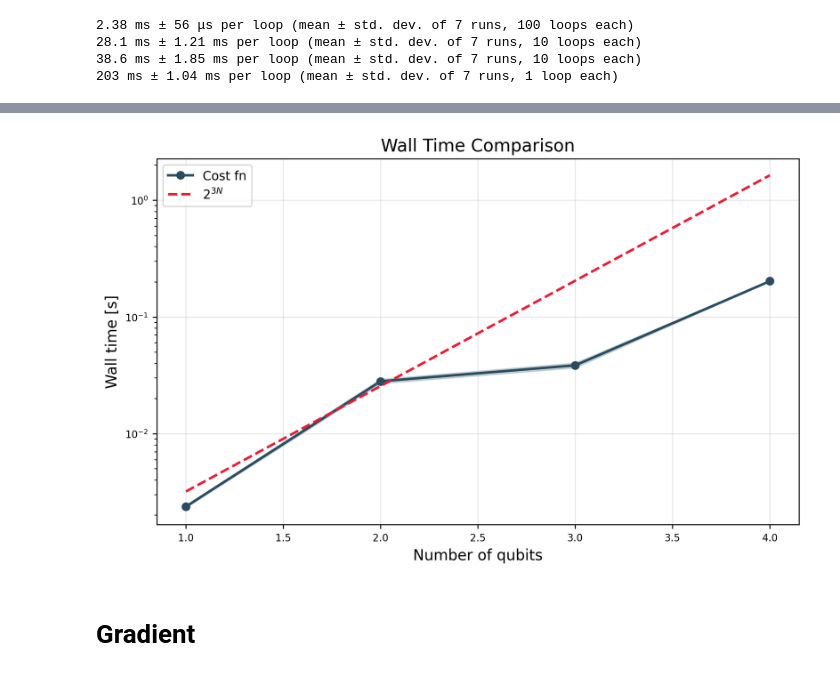
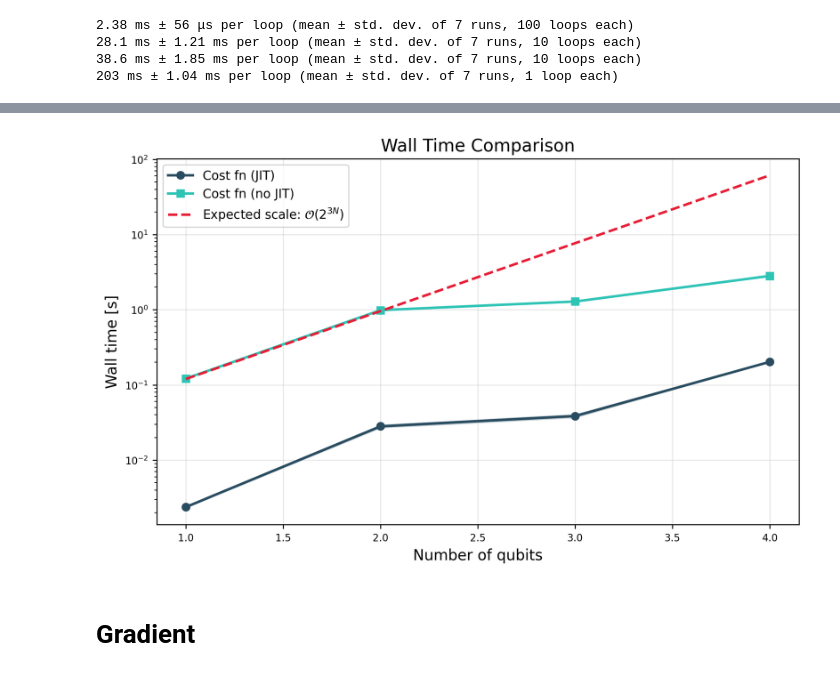
Before and after one commit to EmilianoG-byte/iqm-benchmarks, a Jupyter notebook: playground/time_complexity/computation_vs_cost_function.ipynb, the cells around one changed output, grey strips where cells are left out. Drawn from its saved outputs; the diff is of its cells as text; code cells hidden in the pictures.

```diff
--- a/playground/time_complexity/computation_vs_cost_function.ipynb
+++ b/playground/time_complexity/computation_vs_cost_function.ipynb
@@ -185,3 +185,8 @@ timing_4q = %timeit -o cost_function_jax_mps(jit=True, **input_4q)
 28.1 ms ± 1.21 ms per loop (mean ± std. dev. of 7 runs, 10 loops each)
 38.6 ms ± 1.85 ms per loop (mean ± std. dev. of 7 runs, 10 loops each)
 203 ms ± 1.04 ms per loop (mean ± std. dev. of 7 runs, 1 loop each)
+# %%
+timing_cost_1q_no_jit = %timeit -o cost_function_jax_mps(jit=False, **input_1q)
+timing_cost_2q_no_jit = %timeit -o cost_function_jax_mps(jit=False, **input_2q)
+timing_cost_3q_no_jit = %timeit -o cost_function_jax_mps(jit=False, **input_3q)
+timing_cost_4q_no_jit = %timeit -o cost_function_jax_mps(jit=False, **input_4q)
@@ -188,18 +198,26 @@ timing_4q = %timeit -o cost_function_jax_mps(jit=True, **input_4q)
 # %%
+
 timings_cost_fn = [timing_1q, timing_2q, timing_3q, timing_4q]
 tuples_cost_fn = [(time.average, time.stdev) for time in timings_cost_fn]
 tuples_cost_fn_scaled = [(time.average/(num_seq), time.stdev/(num_seq)) for time, num_seq in zip(timings_cost_fn, num_sequences_list)]
 # tuples_cost_fn_scaled = [(time.average/(num_seq * num_povm), time.stdev/(num_seq * num_povm)) for time, num_seq, num_povm in zip(timings_cost_fn, num_sequences_list, num_povms)]
+
+timings_cost_fn_no_jit = [timing_cost_1q_no_jit, timing_cost_2q_no_jit, timing_cost_3q_no_jit, timing_cost_4q_no_jit]
+tuples_cost_fn_no_jit = [(time.average, time.stdev) for time in timings_cost_fn_no_jit]
+tuples_cost_fn_no_jit_scaled = [(time.average/(num_seq), time.stdev/(num_seq)) for time, num_seq in zip(timings_cost_fn_no_jit, num_sequences_list)]
 # %%
 cost_fn_times = {
-    "Cost fn": tuples_cost_fn,
+    "Cost fn (JIT)": tuples_cost_fn,
+    "Cost fn (no JIT)": tuples_cost_fn_no_jit,
+    # "Cost fn (no JIT) - (scaled by num sequences)": tuples_cost_fn_no_jit_scaled,
     # "Cost fn (scaled by num sequences)": tuples_cost_fn_scaled,
 }
 
 x_data = jnp.arange(1, 5)
-y_data = 2**(3 * x_data) * 4e-4
+y_data = 2**(3 * x_data) * 1.5e-2
+# y_data = 2**(3 * x_data) * 1e-5
 comparison_data = {
-    r"$2^{3N}$": (x_data, y_data)
+    r"Expected scale: $\mathcal{O}(2^{3N}$)": (x_data, y_data)
 }
 
 num_qubits = [1, 2, 3, 4]
@@ -209,4 +229,4 @@ plot_wall_time(cost_fn_times, num_qubits, logscale="y", comparison_data=comparis
-[figure, old version]
+[figure, new version]
 # %% [markdown]
 # Gradient
 # %%
```
Also changed, not shown: parts of 6 cells of this notebook, 2 other files.
